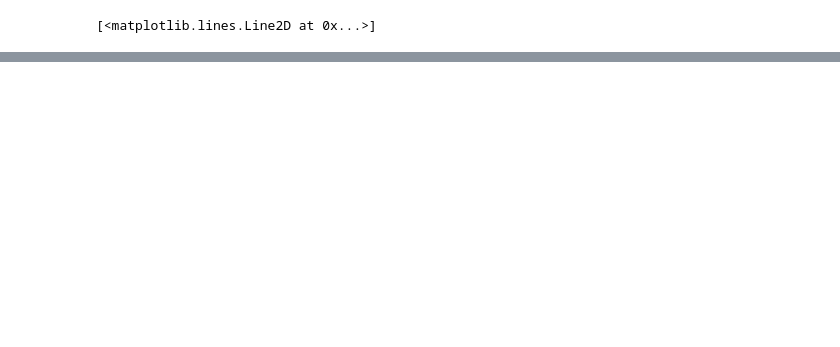
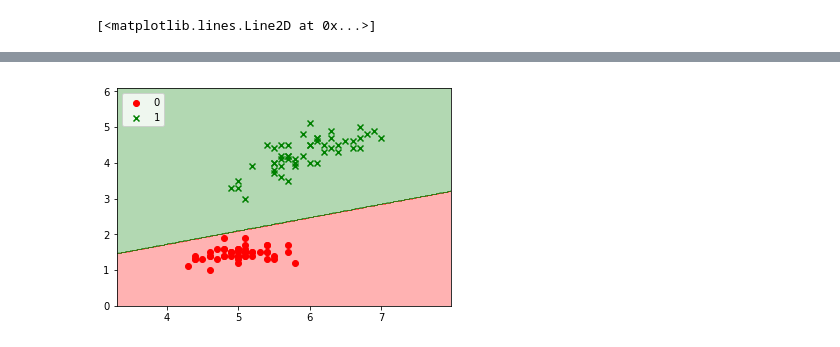
Before and after one commit to yaojenkuo/python_4_ds, a Jupyter notebook: ch12.ipynb, the cells around one changed output, grey strips where cells are left out. Cells and saved outputs as stored; diff of their text form; code cells hidden in the pictures; blank space fills up the shorter version.

```diff
--- a/ch12.ipynb
+++ b/ch12.ipynb
@@ -199,0 +372,6 @@ plt.show()
+# %%
+plot_decision_region(X, y, classifier = ppn)
+plt.legend(loc = "upper left")
+plt.show()
+# %% [output]
+[figure, added]
```
Also changed, not shown: parts of 66 cells of this notebook, 1 other file.
